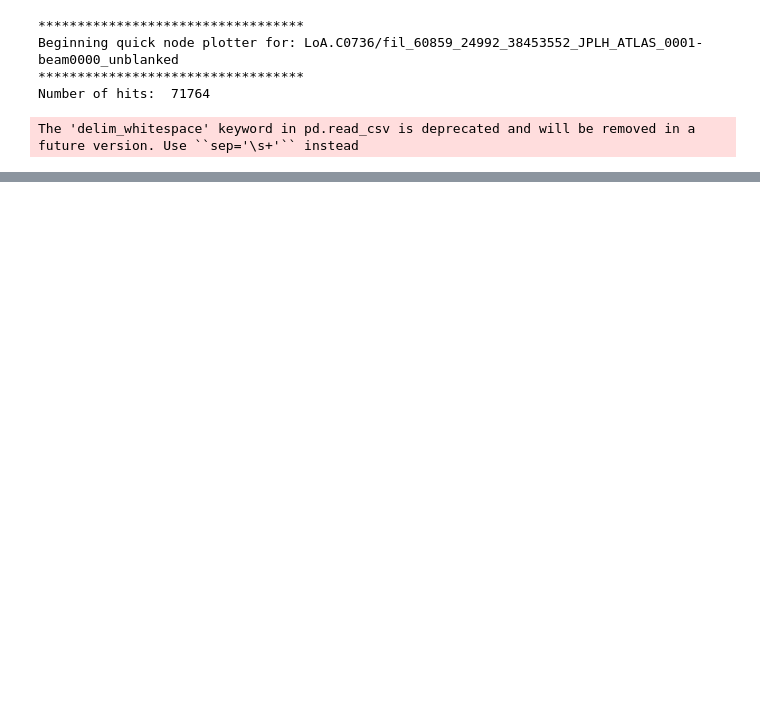
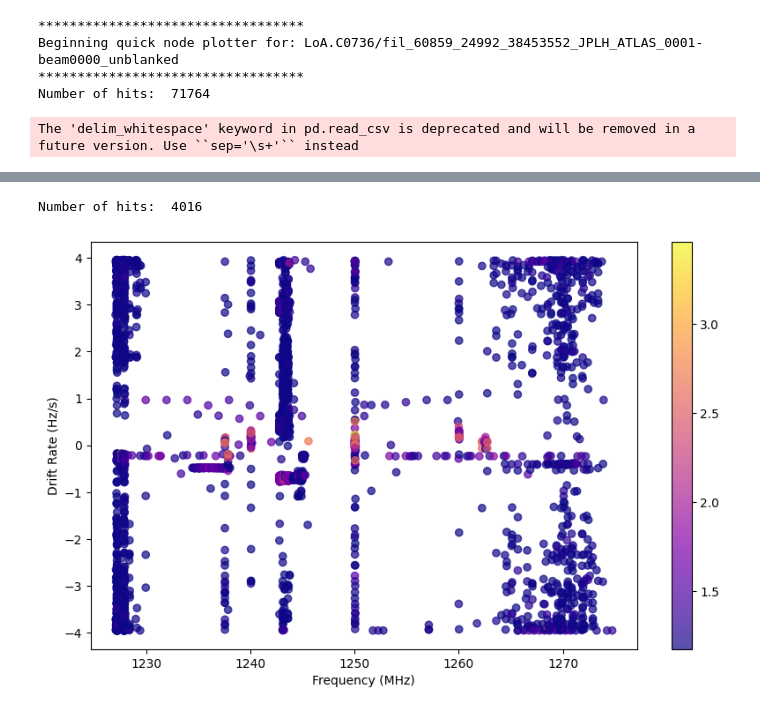
Before and after one commit to valegl04/BL_ATA_Alerts, a Jupyter notebook: ATA/blanking_ranges.ipynb, the cells around one changed output, grey strips where cells are left out. Saved outputs shown, nothing was run; the diff lists cells and outputs as text; code cells hidden in the pictures; blank space fills up the shorter version.

Commit message:
blanking ranges code

```diff
--- a/ATA/blanking_ranges.ipynb
+++ b/ATA/blanking_ranges.ipynb
@@ -68,0 +74,29 @@ The 'delim_whitespace' keyword in pd.read_csv is deprecated and will be removed
+# %%
+# define frequency ranges to blank, in MHz
+
+blanking_ranges = [[1190, 1227],
+                   [1275, 1290],
+                   [1246, 1250]]
+
+# remove hits in blanked ranges
+for range in blanking_ranges:
+    unblanked_bliss_results = unblanked_bliss_results[~unblanked_bliss_results["Uncorrected_Frequency"].between(range[0], range[1])]
+# %%
+fig, ax = plt.subplots(figsize=(10,6))
+
+cmap = mpl.cm.cool
+
+scatter = ax.scatter(unblanked_bliss_results['Uncorrected_Frequency'],
+                     unblanked_bliss_results['Drift_Rate'],
+                     c=np.log10(unblanked_bliss_results['SNR']),
+                     alpha=0.7,
+                     cmap='plasma')
+
+plt.xlabel("Frequency (MHz)")
+plt.ylabel("Drift Rate (Hz/s)")
+
+fig.colorbar(scatter)
+print("Number of hits: ", len(unblanked_bliss_results))
+# %% [output]
+Number of hits:  4016
+[figure, added]
```
Also changed, not shown: parts of 5 cells of this notebook, 3 other files.
